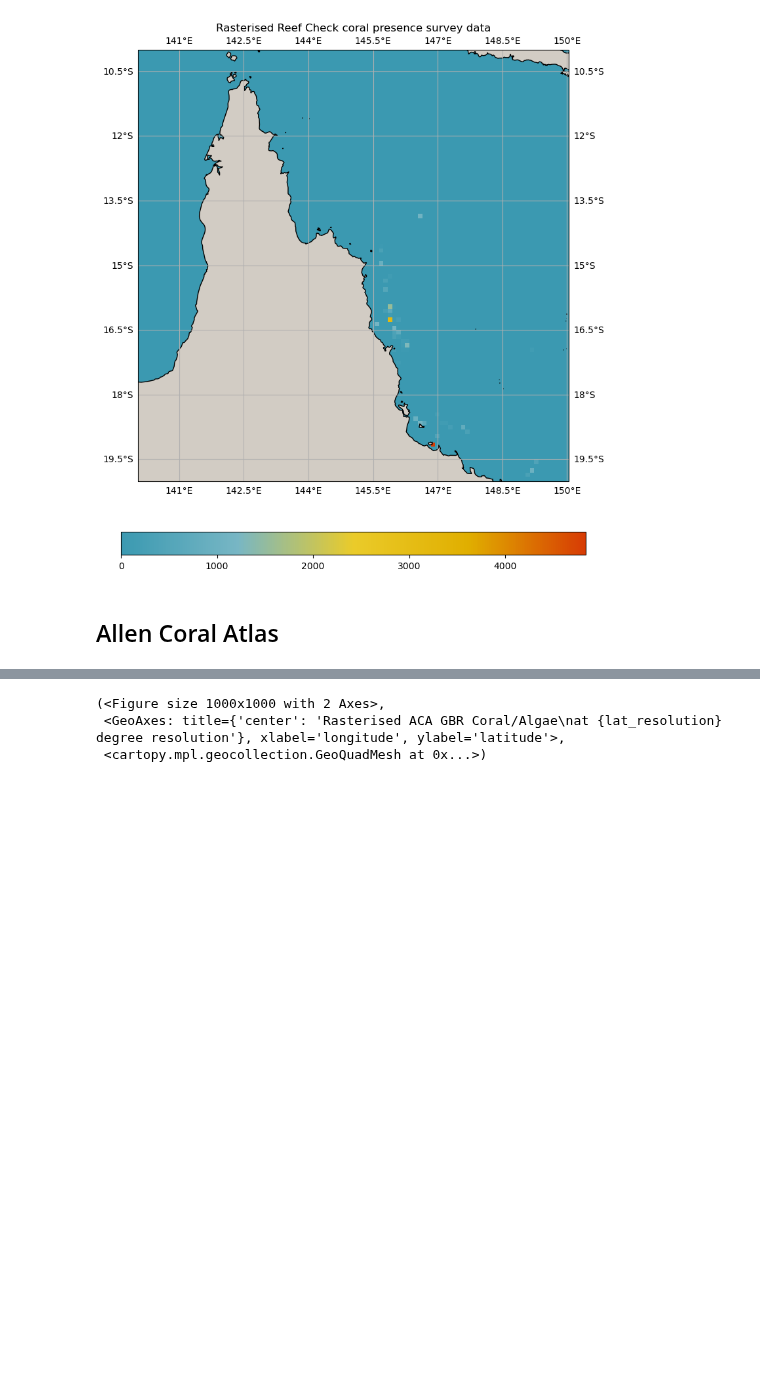
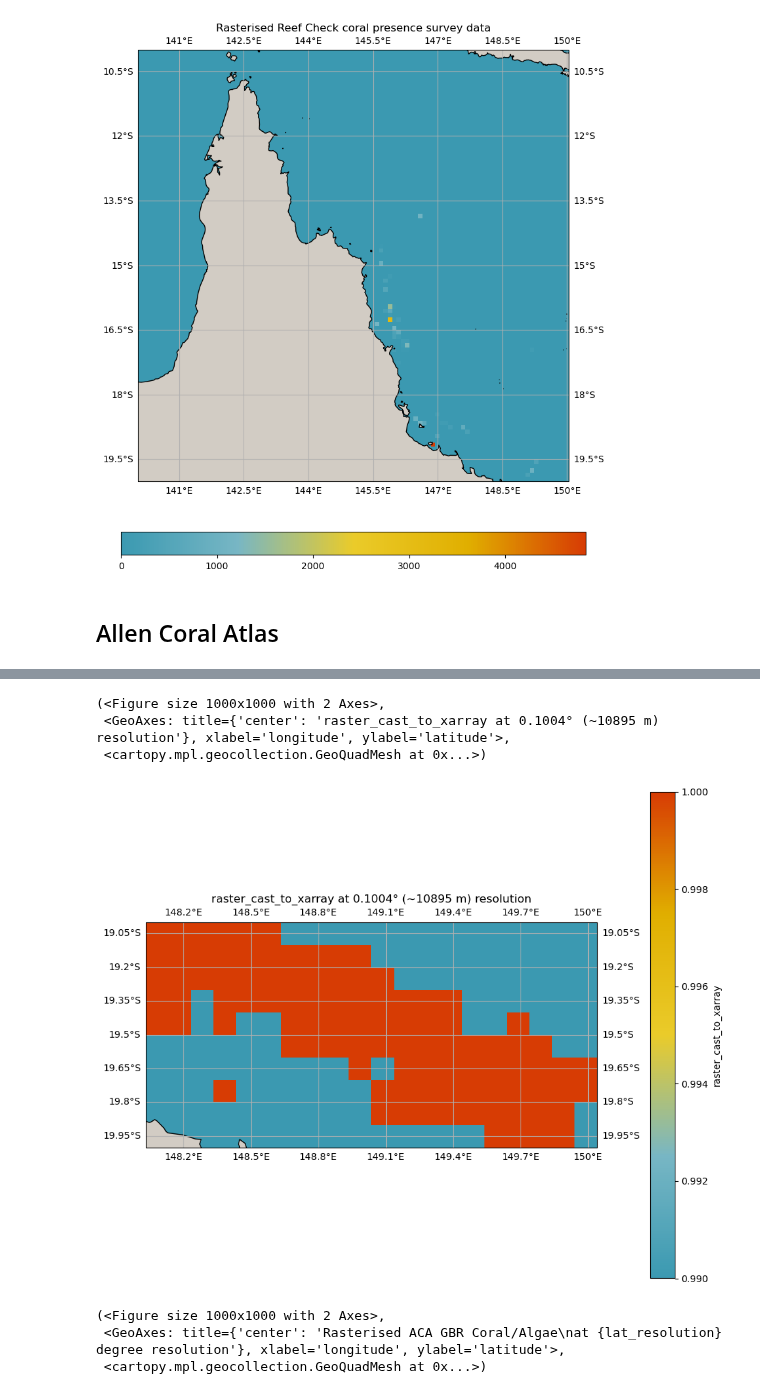
Before and after one commit to orlando-code/coralshift, a Jupyter notebook: coral_presence.ipynb, the cells around one changed output, grey strips where cells are left out. Drawn from its saved outputs; the diff is of its cells as text; code cells hidden in the pictures; blank space fills up the shorter version.

```diff
--- a/coral_presence.ipynb
+++ b/coral_presence.ipynb
@@ -246,9 +232,23 @@ spatial_plots.plot_spatial(
 # aca_gbr = gpd.read_file("lustre_scratch/datasets/ground_truths/allen_coral_atlas/GBR/Benthic-Map/benthic.gpkg")
 
 import dask_geopandas
+import geopandas as gpd
+import pandas as pd
+from coralshift.dataloading import config
+from coralshift import functions_creche
+import dask
 
-input_geopackage = Path("allen_coral_atlas/GBR/Benthic-Map/benthic.gpkg")
+benthic_fps = [Path(config.gt_folder) / "allen_coral_atlas/GBR_TS/Benthic-Map/benthic.gpkg",
+    Path(config.gt_folder) / "allen_coral_atlas/EPNG/Benthic-Map/benthic.gpkg",
+    Path(config.gt_folder) / "allen_coral_atlas/misc/Benthic-Map/benthic.gpkg",
+]
+# input_geopackages = [Path("allen_coral_atlas/GBR/Benthic-Map/benthic.gpkg")]
 
-aca_gbr = dask_geopandas.read_file(input_geopackage, npartitions=4)
+benthic_dfs = []
+for benthic_fp in benthic_fps:
+    dask_gpd = dask_geopandas.read_file(benthic_fp, npartitions=4)
+    # select coral
+    gpd_coral = dask_gpd[dask_gpd["class"] == "Coral/Algae"]
+    benthic_dfs.append(gpd_coral)
 
-aca_gbr.head()
+aca_coral = dask.dataframe.multi.concat(benthic_dfs)
@@ -274,0 +255,8 @@ xa_aca = raster_to_xarray(aca_gbr_coral_raster, aca_gbr_coral_bounds[:4], lat_re
+# %%
+lon_resolution, lat_resolution = 0.1, 0.1
+# this can take a while
+aca_coral_raster = functions_creche.rasterize_geodf(aca_coral, resolution_lat=lat_resolution, resolution_lon=lon_resolution)
+# %%
+aca_coral_bounds = functions_creche.lat_lon_vals_from_geo_df(aca_coral.compute())
+# %%
+xa_aca = spatial_data.process_xa_d(functions_creche.raster_to_xarray(aca_coral_raster, aca_coral_bounds[:4], resolution_lat=lat_resolution, resolution_lon=lon_resolution))
@@ -275 +277,13 @@ xa_aca = raster_to_xarray(aca_gbr_coral_raster, aca_gbr_coral_bounds[:4], lat_re
+# %%
+lat_sel = [-20, -19]
+lon_sel = [148, 150]
+
+spatial_plots.plot_spatial(
+    xa_aca.sel(latitude=slice(min(lat_sel),max(lat_sel)), longitude=slice(min(lon_sel),max(lon_sel))),
+    val_lims=[0.99,1])
+# %% [output]
+(<Figure size 1000x1000 with 2 Axes>,
+ <GeoAxes: title={'center': 'raster_cast_to_xarray at 0.1004° (~10895 m) resolution'}, xlabel='longitude', ylabel='latitude'>,
+ <cartopy.mpl.geocollection.GeoQuadMesh at 0x...>)
+[figure, added]
 # %%
```
Also changed, not shown: parts of 10 cells of this notebook.
